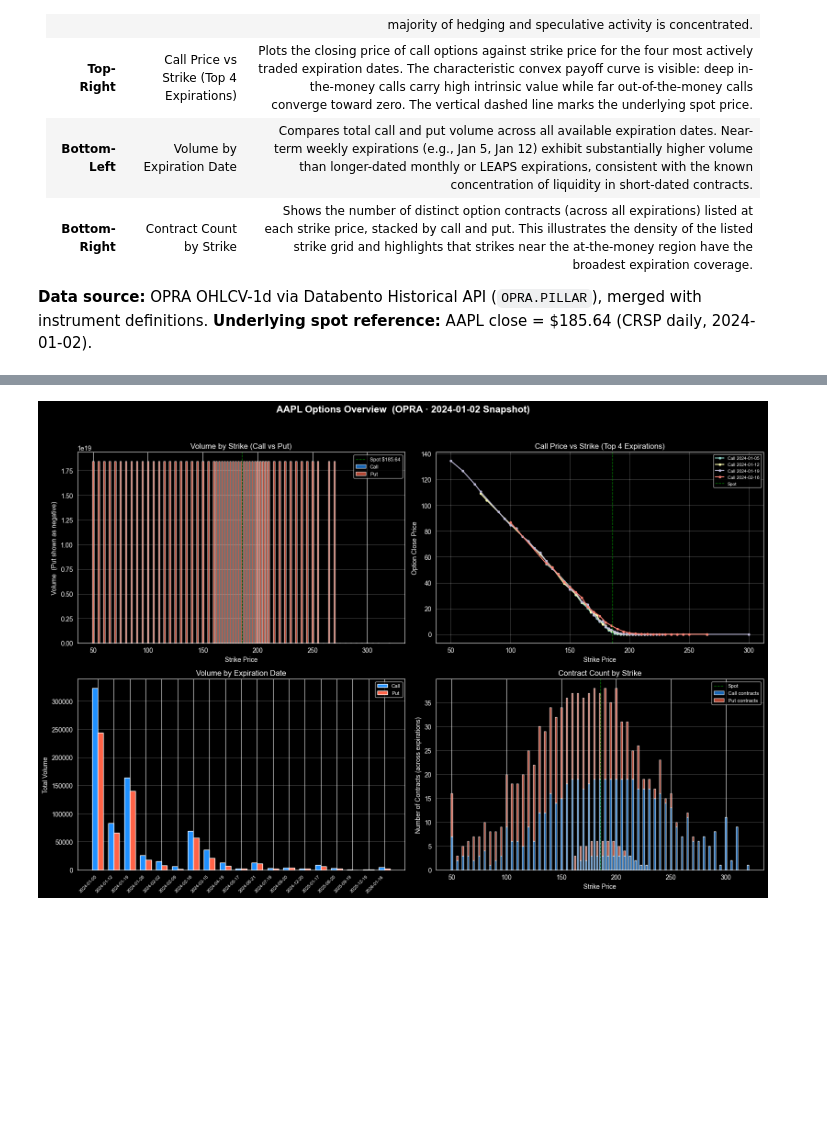
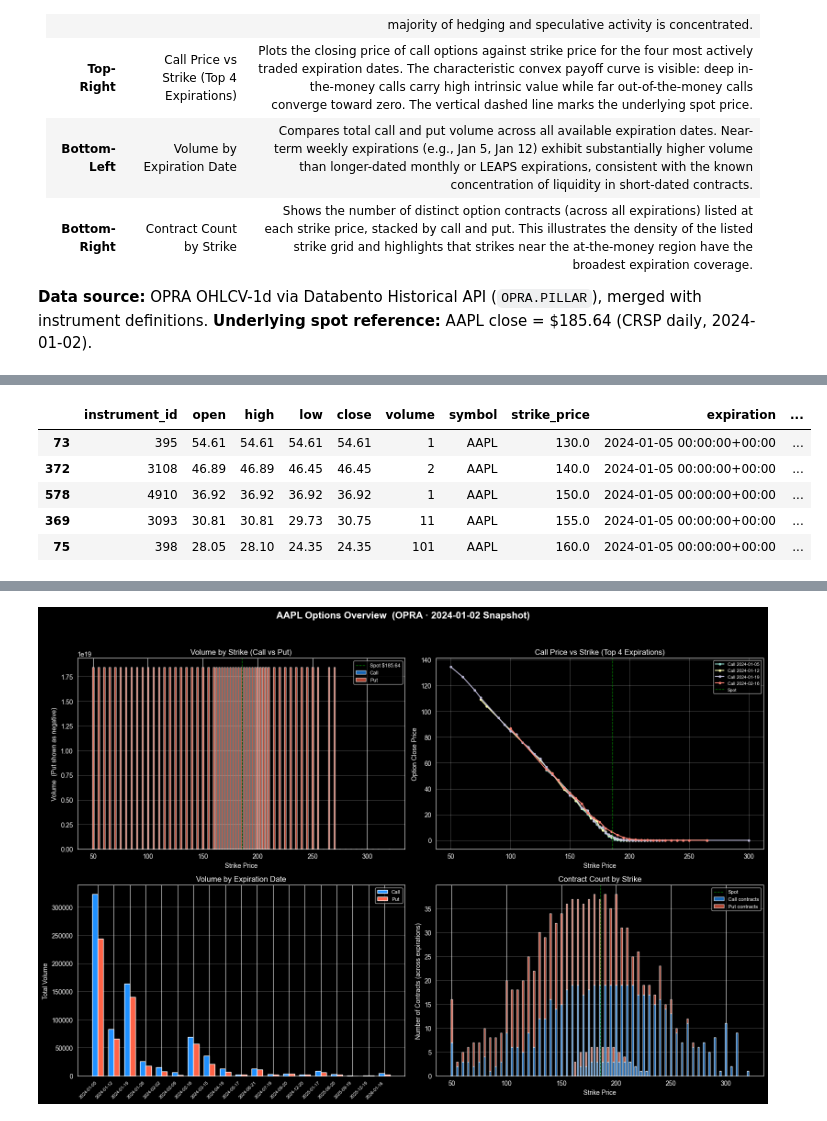
Before and after one commit to lhyxy1109/FINM31500_project, a Jupyter notebook: Project_Draft.ipynb, the cells around one changed output, grey strips where cells are left out. Saved outputs shown, nothing was run; the diff lists cells and outputs as text; code cells hidden in the pictures; blank space fills up the shorter version.

```diff
--- a/Project_Draft.ipynb
+++ b/Project_Draft.ipynb
@@ -226,0 +269,9 @@ merged
+# %%
+merged.head()
+# %% [output]
+|  | instrument_id | open | high | low | close | volume | symbol | strike_price | expiration | ... |
+| 73 | 395 | 54.61 | 54.61 | 54.61 | 54.61 | 1 | AAPL | 130.0 | 2024-01-05 00:00:00+00:00 | ... |
+| 372 | 3108 | 46.89 | 46.89 | 46.45 | 46.45 | 2 | AAPL | 140.0 | 2024-01-05 00:00:00+00:00 | ... |
+| 578 | 4910 | 36.92 | 36.92 | 36.92 | 36.92 | 1 | AAPL | 150.0 | 2024-01-05 00:00:00+00:00 | ... |
+| 369 | 3093 | 30.81 | 30.81 | 29.73 | 30.75 | 11 | AAPL | 155.0 | 2024-01-05 00:00:00+00:00 | ... |
+| 75 | 398 | 28.05 | 28.10 | 24.35 | 24.35 | 101 | AAPL | 160.0 | 2024-01-05 00:00:00+00:00 | ... |
```
Also changed, not shown: parts of 22 cells of this notebook.
